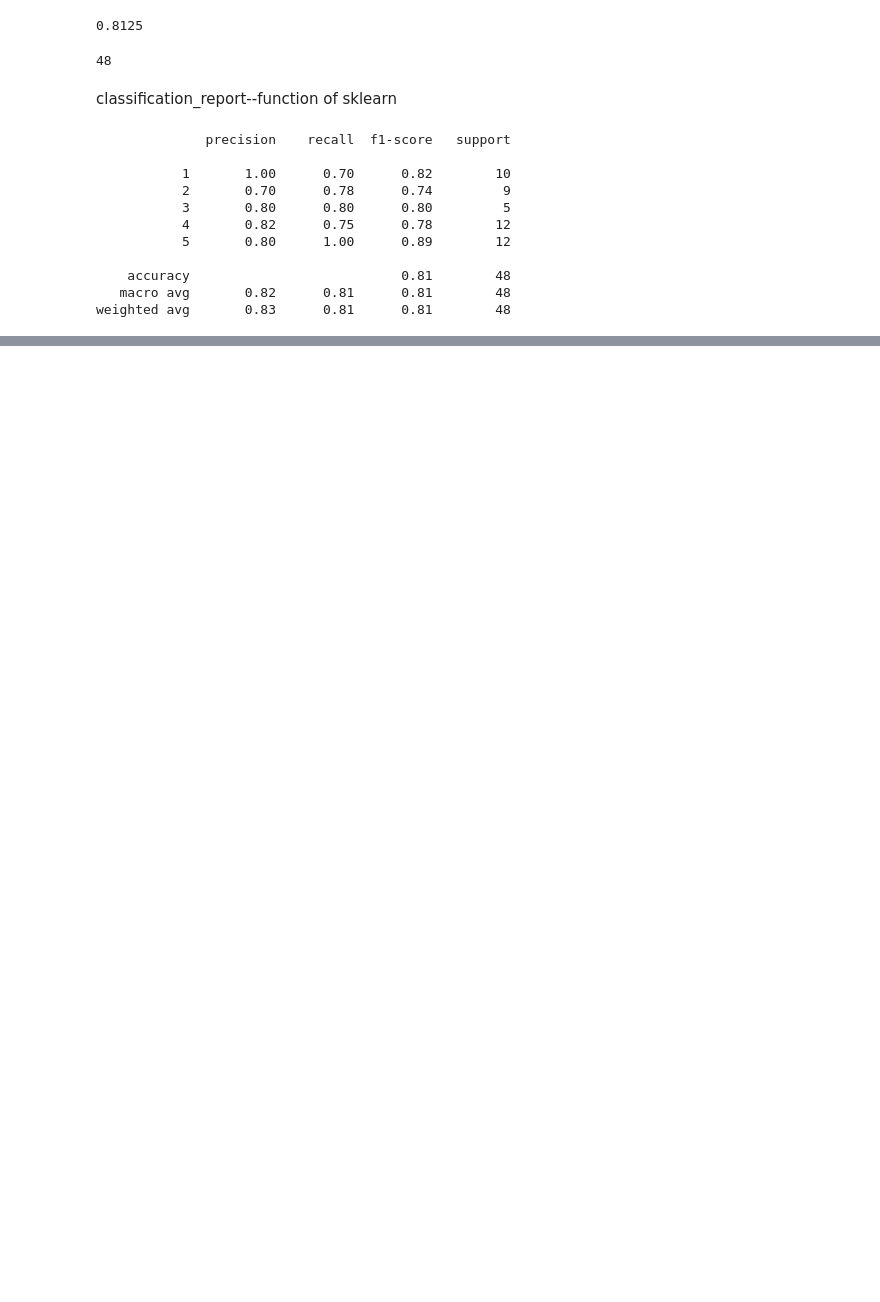
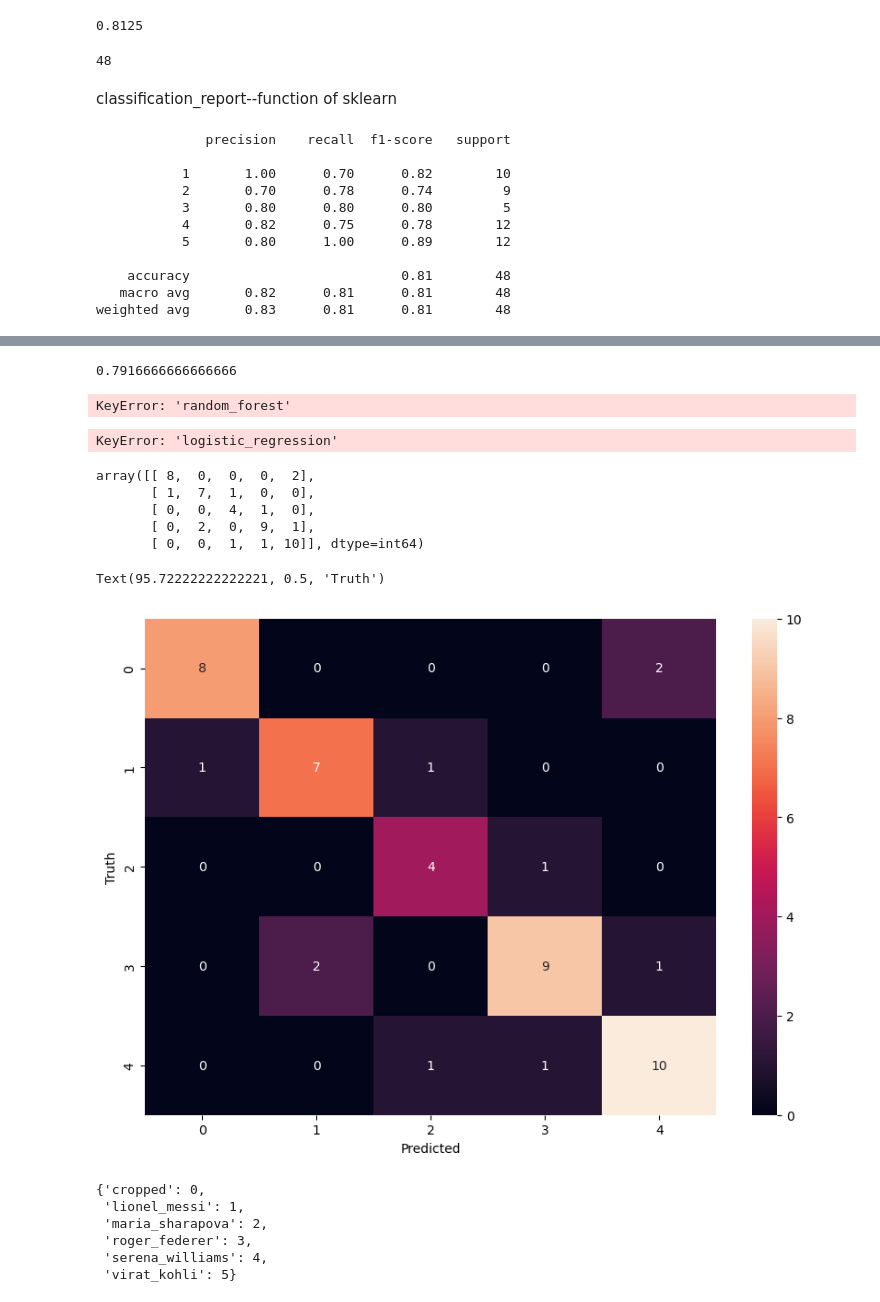
Before and after one commit to Rahul99Saha/PersonClassifier-FaceRecognition, a Jupyter notebook: model/sports_person_classifier_model.ipynb, the cells around one changed output, grey strips where cells are left out. Drawn from its saved outputs; the diff is of its cells as text; code cells hidden in the pictures; blank space fills up the shorter version.

```diff
--- a/model/sports_person_classifier_model.ipynb
+++ b/model/sports_person_classifier_model.ipynb
@@ -314,0 +346,21 @@ weighted avg       0.83      0.81      0.81        48
+# %%
+#Step 1:Create the sklearn pipeline to scale the data.
+#Step 2:Use GridSearchCv to train the model
+scores = []
+best_estimators = {}
+import pandas as pd
+for algo,mp in model_params.items():
+    pipe = make_pipeline(StandardScaler(),mp['model'])
+    clf =  GridSearchCV(pipe, mp['params'], cv=5, return_train_score=False)
+    #cv is the cross-fold validation like 100 hole 1-80 for training and rest 20 for testing,
+    #then in next iteration 1-60,80-100 for training and 60-80 testing
+    #do this for all 5 folds then avg out the score
+    clf.fit(X_train,y_train)
+    scores.append({
+        'model' : algo,
+        'best_score' : clf.best_score_,
+        'best_params': clf.best_params_
+    })
+    best_estimators[algo] = clf.best_estimator_
+df = pd.DataFrame(scores,columns=['model','best_scores','best_params'])
+df
@@ -314,0 +384,42 @@ weighted avg       0.83      0.81      0.81        48
+# %%
+best_estimators['svm'].score(X_test,y_test)
+# %% [output]
+0.7916666666666666
+# %%
+best_estimators['random_forest'].score(X_test,y_test)
+# %% [output]
+KeyError: 'random_forest'
+# %%
+best_estimators['logistic_regression'].score(X_test,y_test)
+# %% [output]
+KeyError: 'logistic_regression'
+# %%
+best_clf = best_estimators['svm']
+# %%
+from sklearn.metrics import confusion_matrix
+cm = confusion_matrix(y_test, best_clf.predict(X_test))
+cm
+# %% [output]
+array([[ 8,  0,  0,  0,  2],
+       [ 1,  7,  1,  0,  0],
+       [ 0,  0,  4,  1,  0],
+       [ 0,  2,  0,  9,  1],
+       [ 0,  0,  1,  1, 10]], dtype=int64)
+# %%
+import seaborn as sn
+plt.figure(figsize = (10,7))
+sn.heatmap(cm,annot=True)
+plt.xlabel('Predicted')
+plt.ylabel('Truth')
+# %% [output]
+Text(95.72222222222221, 0.5, 'Truth')
+[figure, added]
+# %%
+class_dict
+# %% [output]
+{'cropped': 0,
+ 'lionel_messi': 1,
+ 'maria_sharapova': 2,
+ 'roger_federer': 3,
+ 'serena_williams': 4,
+ 'virat_kohli': 5}
```
Also changed, not shown: parts of 11 cells of this notebook, 6 other files.
